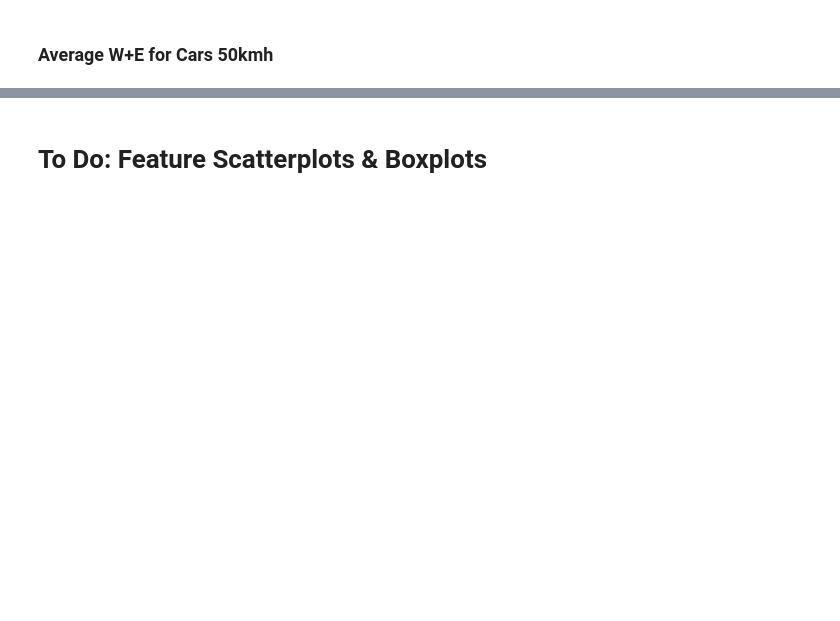
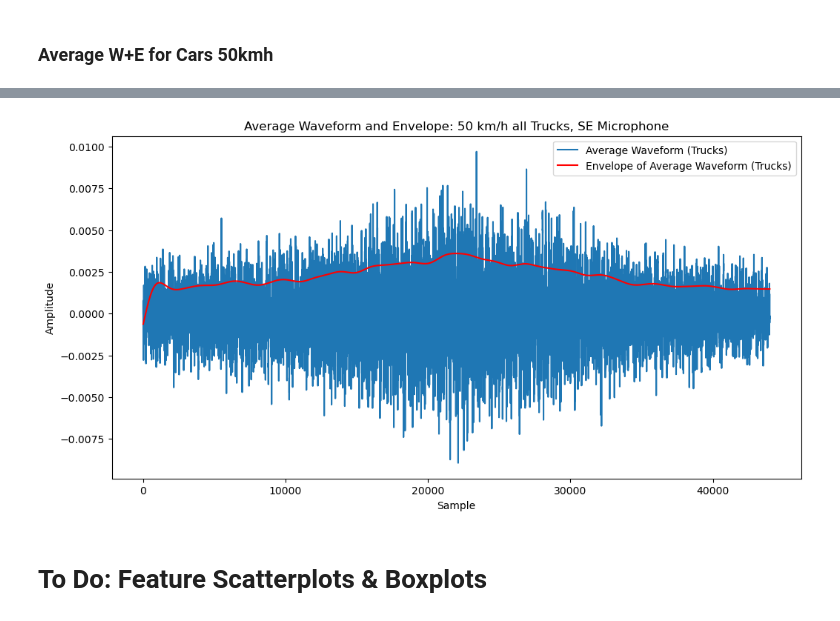
Before and after one commit to janikWa/RoadTrafficNoise, a Jupyter notebook: RTN-jakob/03_data_visualization.ipynb, the cells around one changed output, grey strips where cells are left out. Saved outputs shown, nothing was run; the diff lists cells and outputs as text; code cells hidden in the pictures; blank space fills up the shorter version.

```diff
--- a/RTN-jakob/03_data_visualization.ipynb
+++ b/RTN-jakob/03_data_visualization.ipynb
@@ -835,3 +422,50 @@ Number of rows in filtered_df: 298
+# %%
+# Filter rows for trucks at 50 km/h
+filtered_df_trucks = df[
+    (df['speed_kmh'] == 50) &
+    (df['microphone'] == 'SE') &
+    (df['vehicle'] == 'T')
+]
+
+# Aggregate and normalize waveforms for all trucks
+all_waveforms_trucks = []
+target_length_trucks = 0
+for idx, row in filtered_df_trucks.iterrows():
+    file_name = row['file'] + '.wav'  # Add .wav extension
+    file_path = os.path.join(input_directory, file_name)  # Construct full path
+    try:
+        sample_rate, data = process_audio(file_path)
+        all_waveforms_trucks.append(data)
+        target_length_trucks = max(target_length_trucks, len(data))  # Update target length to longest waveform
+    except FileNotFoundError:
+        print(f"File not found: {file_path}")
+        continue
+
+# Compute average waveform for trucks
+if all_waveforms_trucks:
+    normalized_waveforms_trucks = normalize_waveform_length(all_waveforms_trucks, target_length_trucks)
+    average_waveform_trucks = normalized_waveforms_trucks.mean(axis=0)
+
+    # Compute envelope of the average waveform for trucks
+    average_envelope_trucks = compute_envelope(average_waveform_trucks, sample_rate)
+
+    # Plot average waveform and envelope for trucks
+    plt.figure(figsize=(12, 6))
+    plt.plot(average_waveform_trucks, label='Average Waveform (Trucks)')
+    plt.plot(average_envelope_trucks, label='Envelope of Average Waveform (Trucks)', color='red')
+    plt.title('Average Waveform and Envelope: 50 km/h all Trucks, SE Microphone')
+    plt.xlabel('Sample')
+    plt.ylabel('Amplitude')
+    plt.legend()
+
+    # Save the figure with dpi=300
+    plt.savefig('plots/avg_wave_env_50_T_SE.png', dpi=400)
+
+    plt.show()
+else:
+    print("No valid waveforms processed.")
+# %% [output]
+[figure, added]
 # %% [markdown]
 # To Do: Feature Scatterplots & Boxplots
 # %%
```
Also changed, not shown: parts of 26 cells of this notebook, 39 other files.
